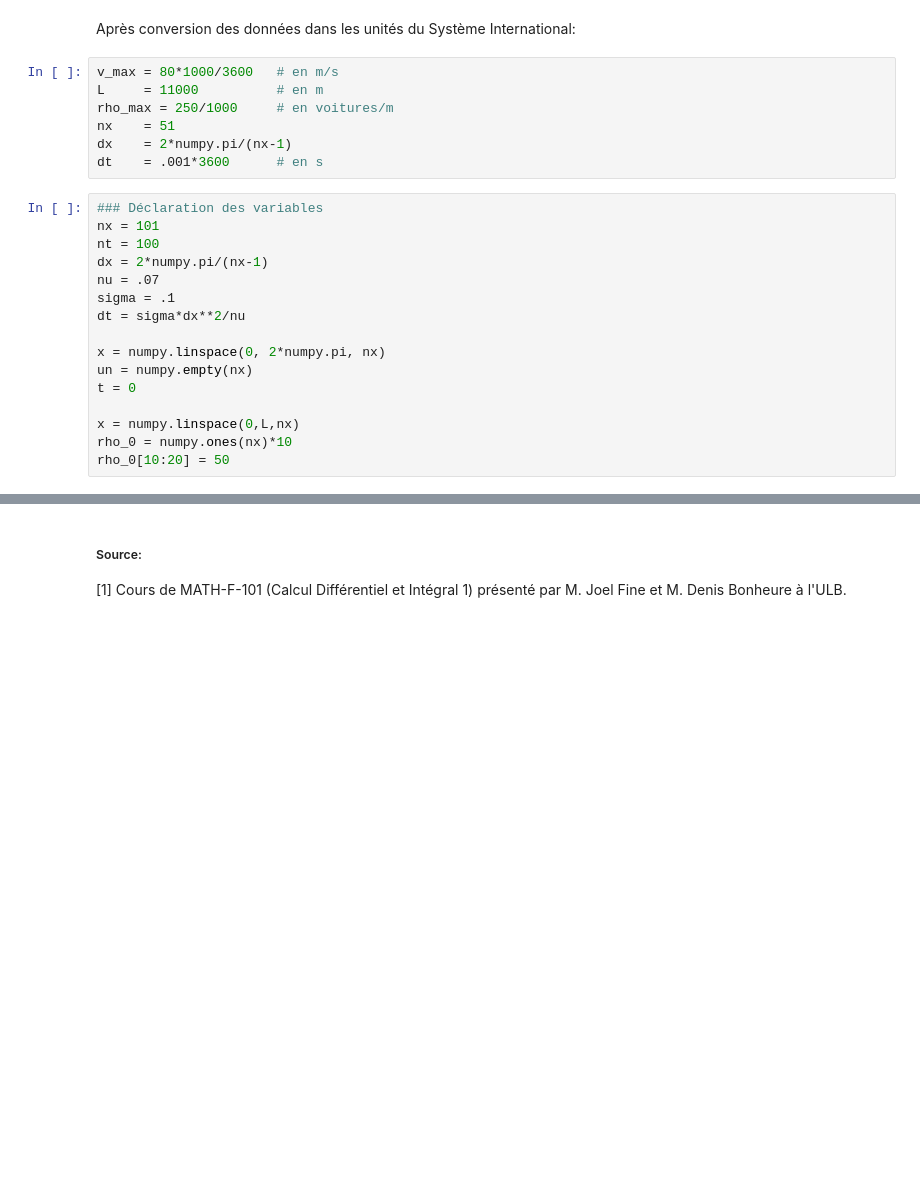
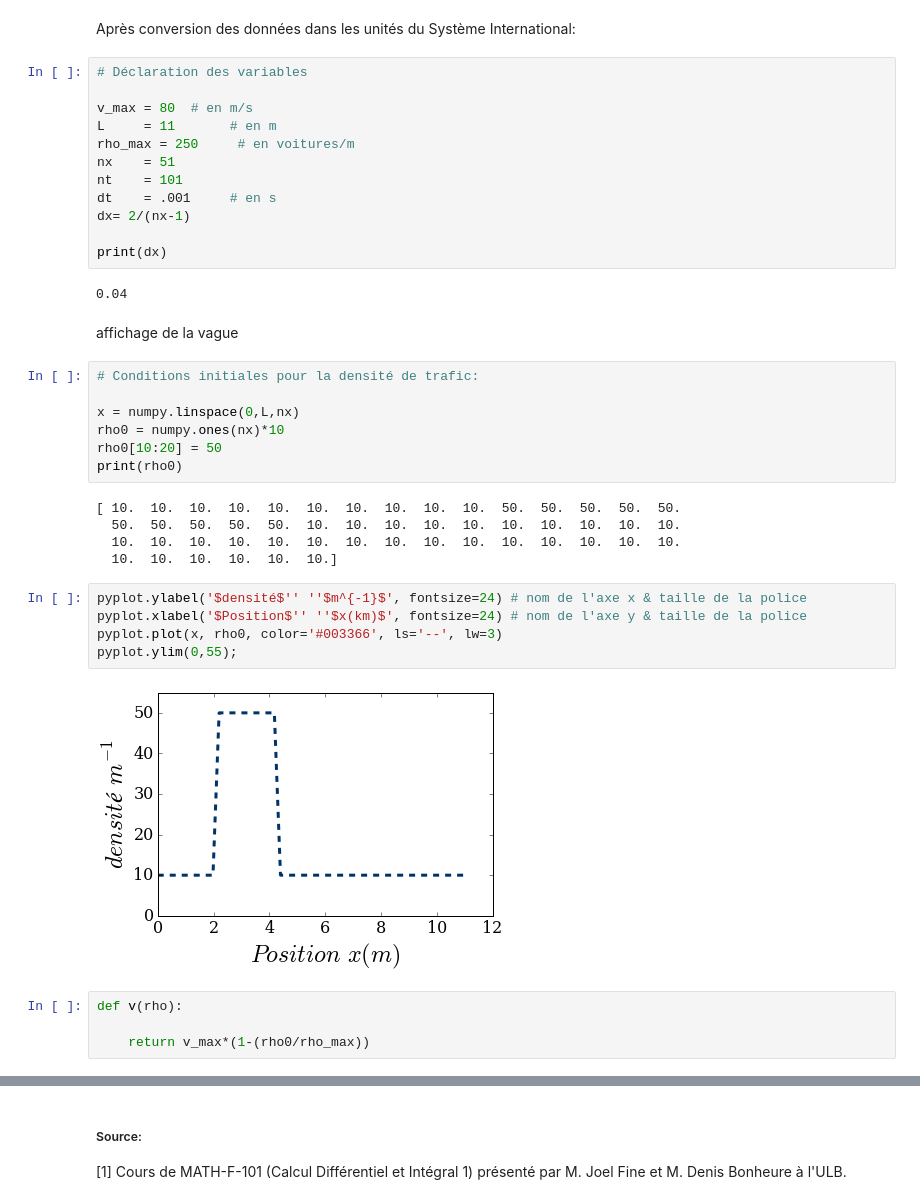
Before and after one commit to ServranckxChristophe/numerical-mooc, a Jupyter notebook: working/Traffic_Flow.ipynb, the cells around one changed output, grey strips where cells are left out. Cells and saved outputs as stored; diff of their text form; blank space fills up the shorter version.

```diff
--- a/working/Traffic_Flow.ipynb
+++ b/working/Traffic_Flow.ipynb
@@ -158,25 +179,41 @@ rcParams['font.size'] = 16
 # %% [markdown]
 Après conversion des données dans les unités du Système International:
 # %%
-v_max = 80*1000/3600   # en m/s
-L     = 11000          # en m
-rho_max = 250/1000     # en voitures/m
+# Déclaration des variables
+
+v_max = 80  # en m/s
+L     = 11       # en m
+rho_max = 250     # en voitures/m
 nx    = 51
-dx    = 2*numpy.pi/(nx-1)
-dt    = .001*3600      # en s
+nt    = 101
+dt    = .001     # en s
+dx= 2/(nx-1)
+
+print(dx)
+# %% [output]
+0.04
-# %%
-### Déclaration des variables
-nx = 101
-nt = 100
-dx = 2*numpy.pi/(nx-1)
-nu = .07
-sigma = .1
-dt = sigma*dx**2/nu
-
-x = numpy.linspace(0, 2*numpy.pi, nx)
-un = numpy.empty(nx)
-t = 0
-
-x = numpy.linspace(0,L,nx)
-rho_0 = numpy.ones(nx)*10
-rho_0[10:20] = 50
+# %% [markdown]
+affichage de la vague
+# %%
+# Conditions initiales pour la densité de trafic:
+
+x = numpy.linspace(0,L,nx)
+rho0 = numpy.ones(nx)*10
+rho0[10:20] = 50
+print(rho0)
+# %% [output]
+[ 10.  10.  10.  10.  10.  10.  10.  10.  10.  10.  50.  50.  50.  50.  50.
+  50.  50.  50.  50.  50.  10.  10.  10.  10.  10.  10.  10.  10.  10.  10.
+  10.  10.  10.  10.  10.  10.  10.  10.  10.  10.  10.  10.  10.  10.  10.
+  10.  10.  10.  10.  10.  10.]
+# %%
+pyplot.ylabel('$densité$'' ''$m^{-1}$', fontsize=24) # nom de l'axe x & taille de la police
+pyplot.xlabel('$Position$'' ''$x(km)$', fontsize=24) # nom de l'axe y & taille de la police
+pyplot.plot(x, rho0, color='#003366', ls='--', lw=3)
+pyplot.ylim(0,55);
+# %% [output]
+[figure, added]
+# %%
+def v(rho):
+
+    return v_max*(1-(rho0/rho_max))
```
Also changed, not shown: parts of 14 cells of this notebook.
